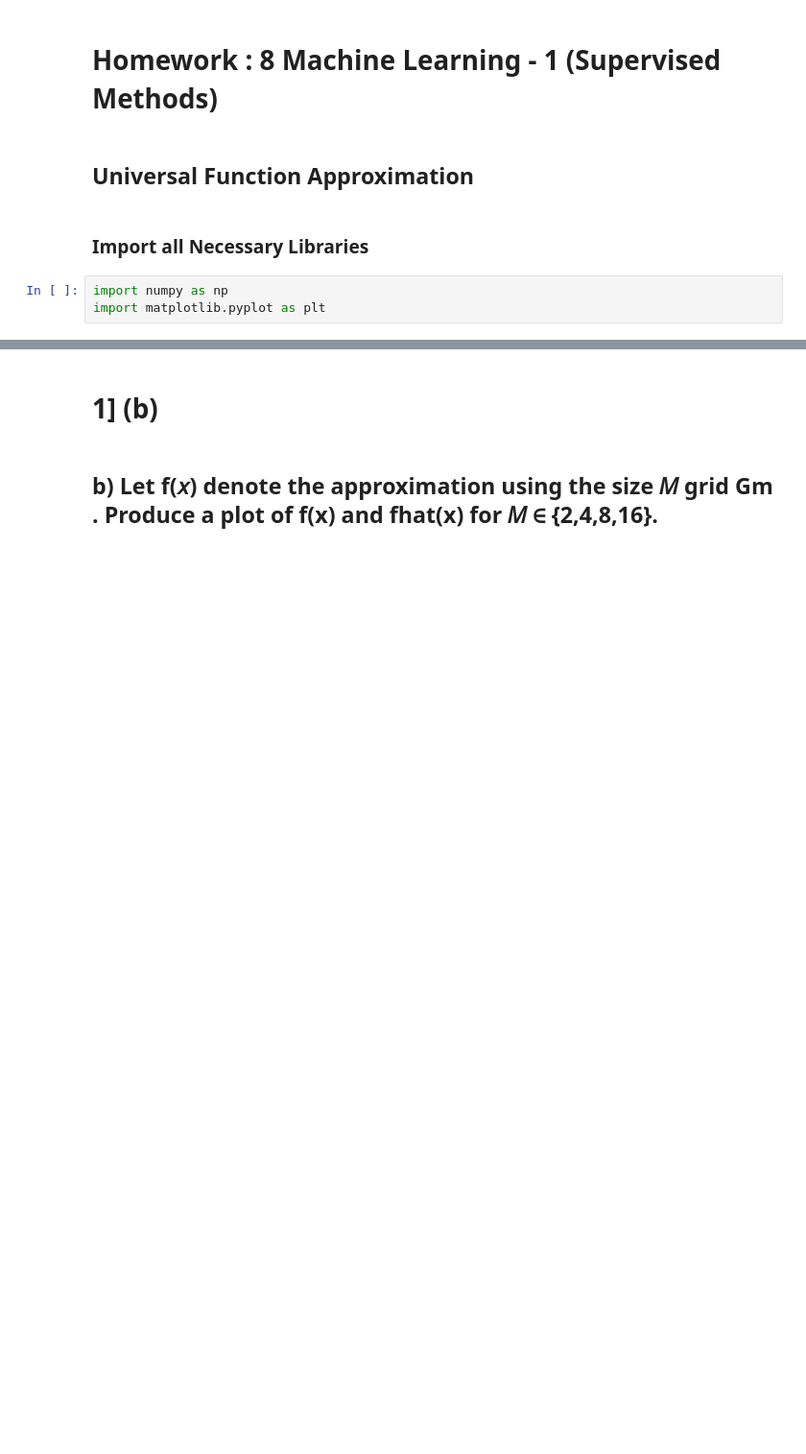
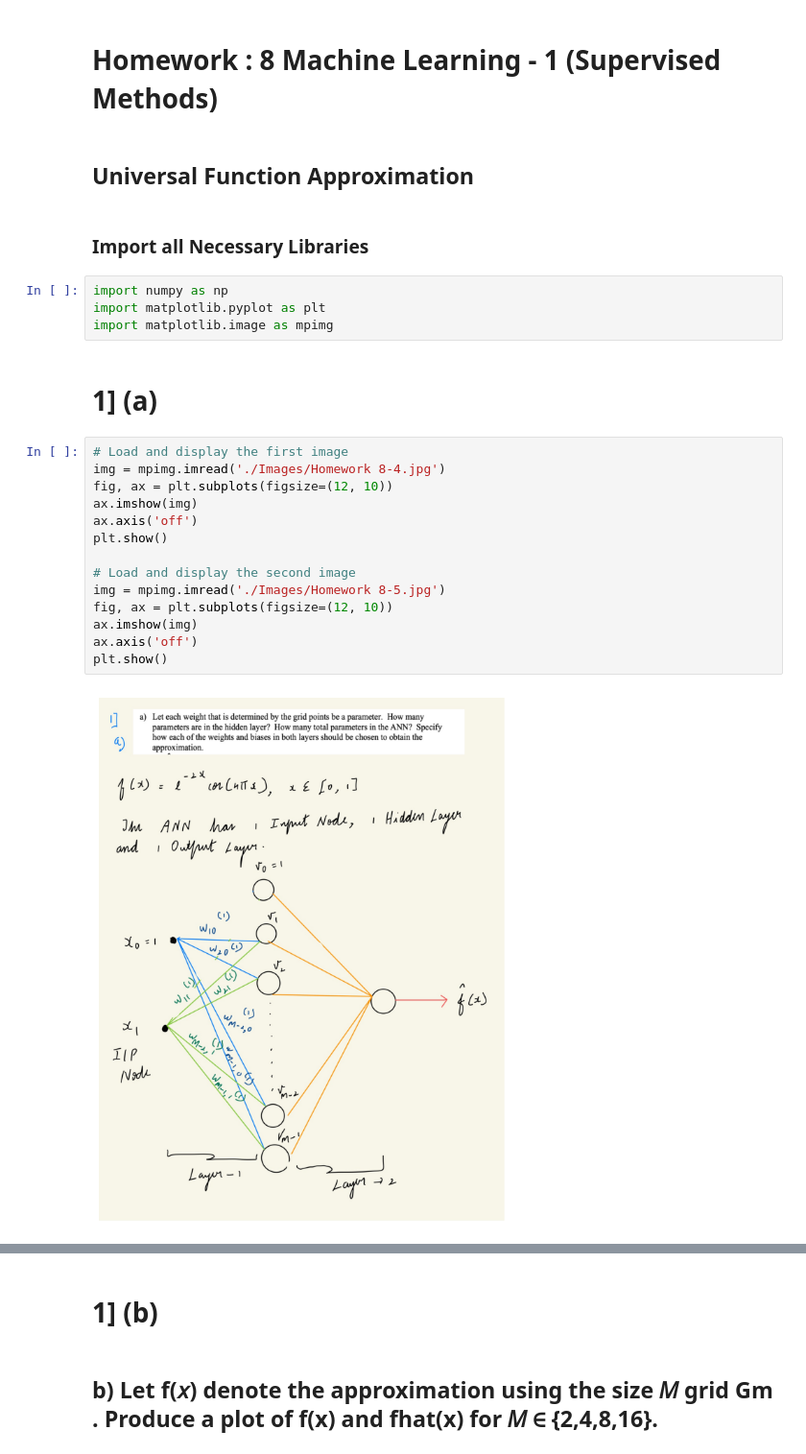
Before and after one commit to SudeshKumarSK/ee559-mlOne, a Jupyter notebook: HW-8/HW_Eight_1b.ipynb, the cells around one changed output, grey strips where cells are left out. Shown at 96% size. Drawn from its saved outputs; the diff is of its cells as text; blank space fills up the shorter version.

```diff
--- a/HW-8/HW_Eight_1b.ipynb
+++ b/HW-8/HW_Eight_1b.ipynb
@@ -7,3 +7,22 @@
 # %%
 import numpy as np
 import matplotlib.pyplot as plt
+import matplotlib.image as mpimg
+# %% [markdown]
+# 1] (a)
+# %%
+# Load and display the first image
+img = mpimg.imread('./Images/Homework 8-4.jpg')
+fig, ax = plt.subplots(figsize=(12, 10))
+ax.imshow(img)
+ax.axis('off')
+plt.show()
+
+# Load and display the second image
+img = mpimg.imread('./Images/Homework 8-5.jpg')
+fig, ax = plt.subplots(figsize=(12, 10))
+ax.imshow(img)
+ax.axis('off')
+plt.show()
+# %% [output]
+[figure, added]
```
Also changed, not shown: parts of 5 cells of this notebook, 6 other files.
